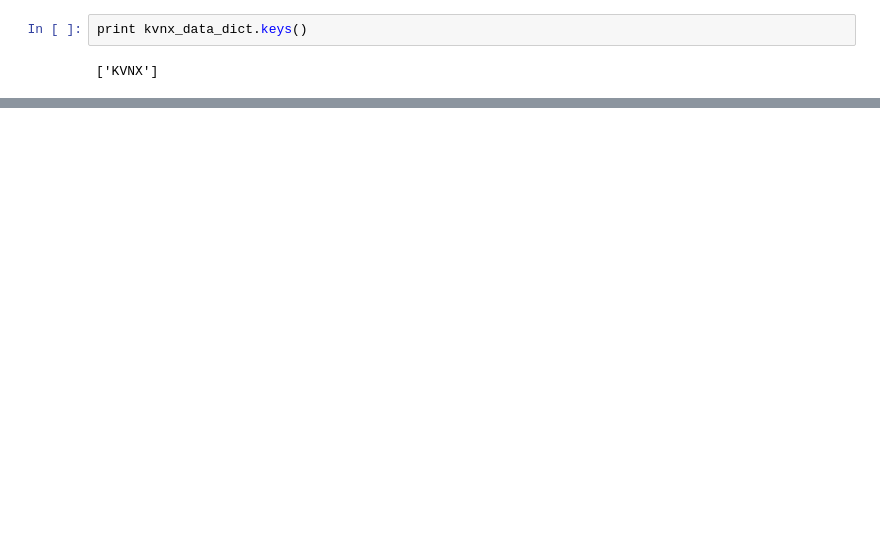
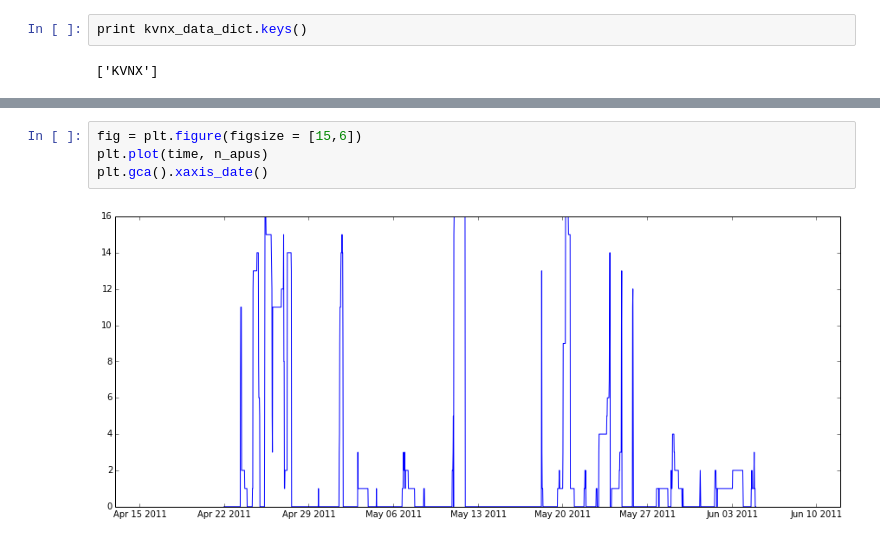
Before and after one commit to scollis/data_coverage, a Jupyter notebook: coverage_plot.ipynb, the cells around one changed output, grey strips where cells are left out. Cells and saved outputs as stored; diff of their text form; blank space fills up the shorter version.

```diff
--- a/coverage_plot.ipynb
+++ b/coverage_plot.ipynb
@@ -49 +68,7 @@ print kvnx_data_dict.keys()
+# %%
+fig = plt.figure(figsize = [15,6])
+plt.plot(time, n_apus)
+plt.gca().xaxis_date()
+# %% [output]
+[figure, added]
 # %%
```
Also changed, not shown: parts of 9 cells of this notebook.
